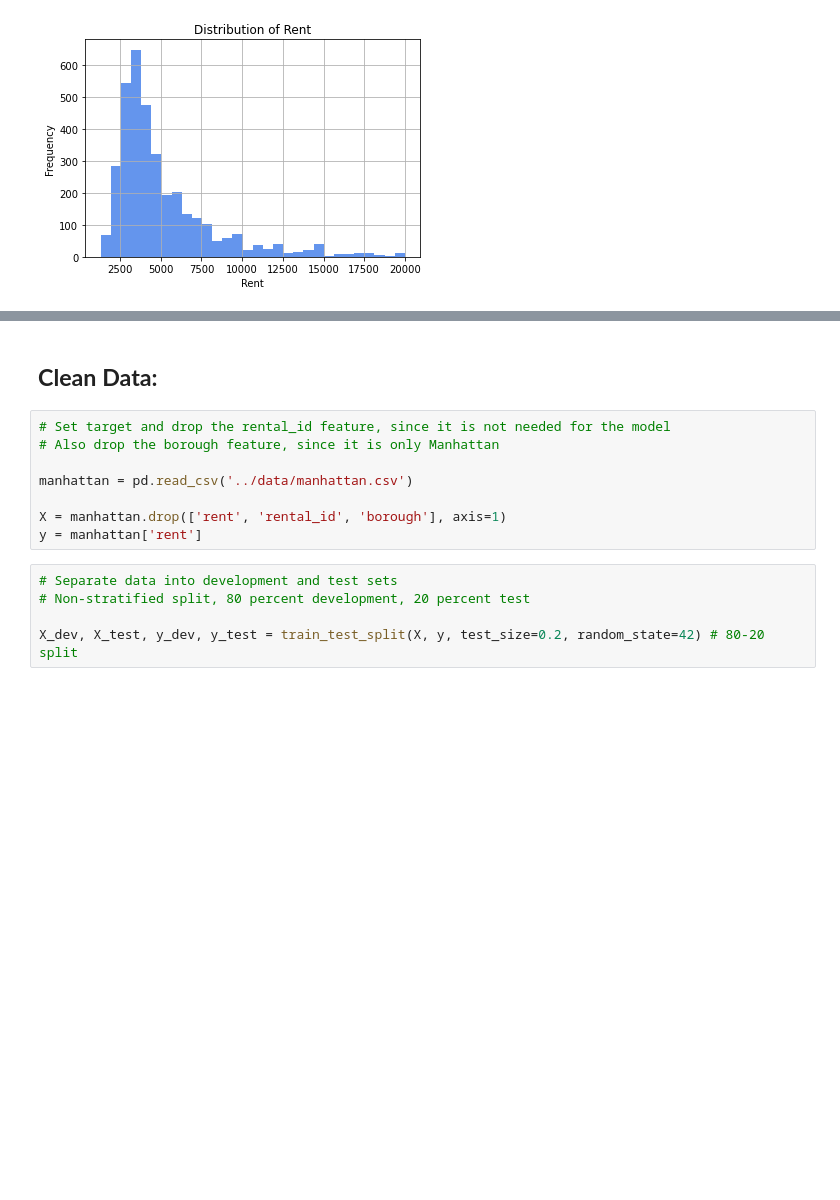
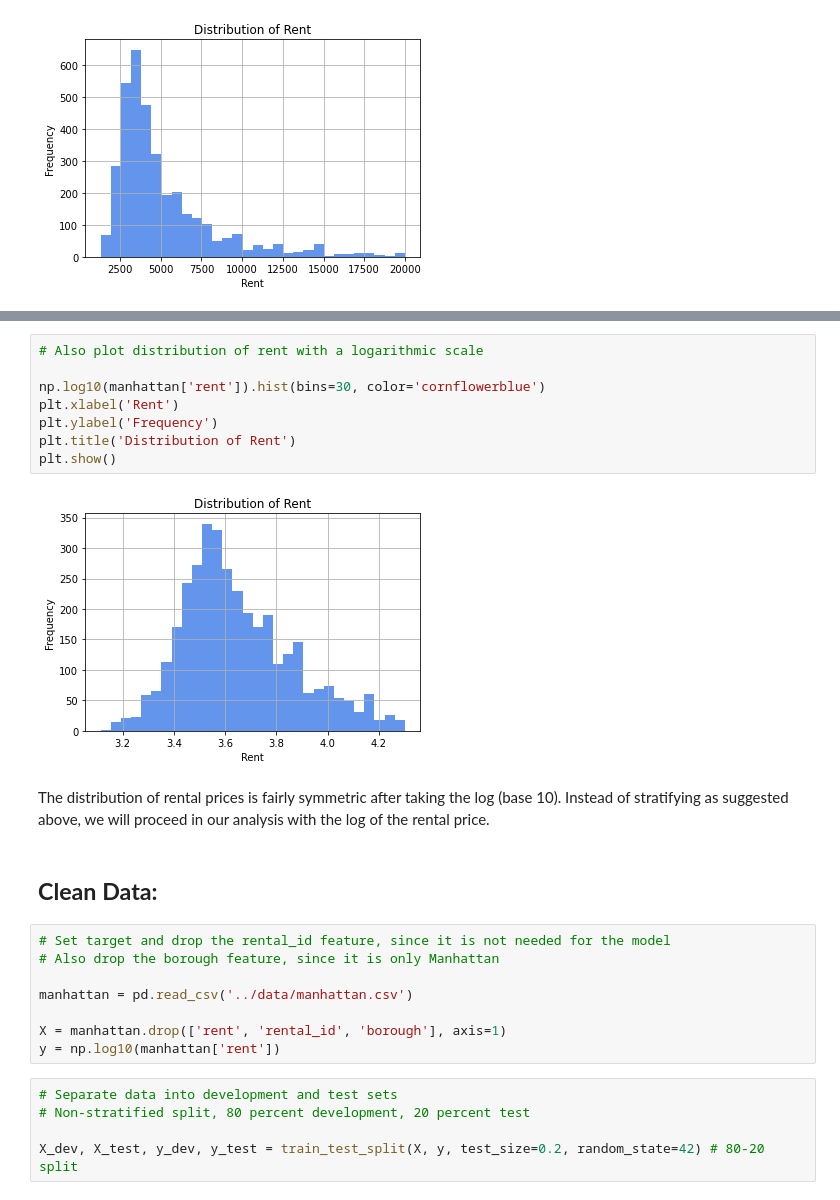
Before and after one commit to WilsonLiu2002/NYC-Rent-Prediction, a Jupyter notebook: Notebooks/Rent_Predict.ipynb, the cells around one changed output, grey strips where cells are left out. Saved outputs shown, nothing was run; the diff lists cells and outputs as text; blank space fills up the shorter version.

Commit message:
Update Rent_Predict.ipynb
added log of the rental price

```diff
--- a/Notebooks/Rent_Predict.ipynb
+++ b/Notebooks/Rent_Predict.ipynb
@@ -101,3 +103,15 @@ plt.show()
+# %%
+# Also plot distribution of rent with a logarithmic scale
+
+np.log10(manhattan['rent']).hist(bins=30, color='cornflowerblue')
+plt.xlabel('Rent')
+plt.ylabel('Frequency')
+plt.title('Distribution of Rent')
+plt.show()
+# %% [output]
+[figure, added]
+# %% [markdown]
+The distribution of rental prices is fairly symmetric after taking the log (base 10). Instead of stratifying as suggested above, we will proceed in our analysis with the log of the rental price.
 # %% [markdown]
 ## __Clean Data:__
 # %%
@@ -107,7 +121,7 @@ plt.show()
 manhattan = pd.read_csv('../data/manhattan.csv')
 
 X = manhattan.drop(['rent', 'rental_id', 'borough'], axis=1)
-y = manhattan['rent']
+y = np.log10(manhattan['rent'])
 # %%
 # Separate data into development and test sets
 # Non-stratified split, 80 percent development, 20 percent test
```
Also changed, not shown: parts of 2 cells of this notebook.
